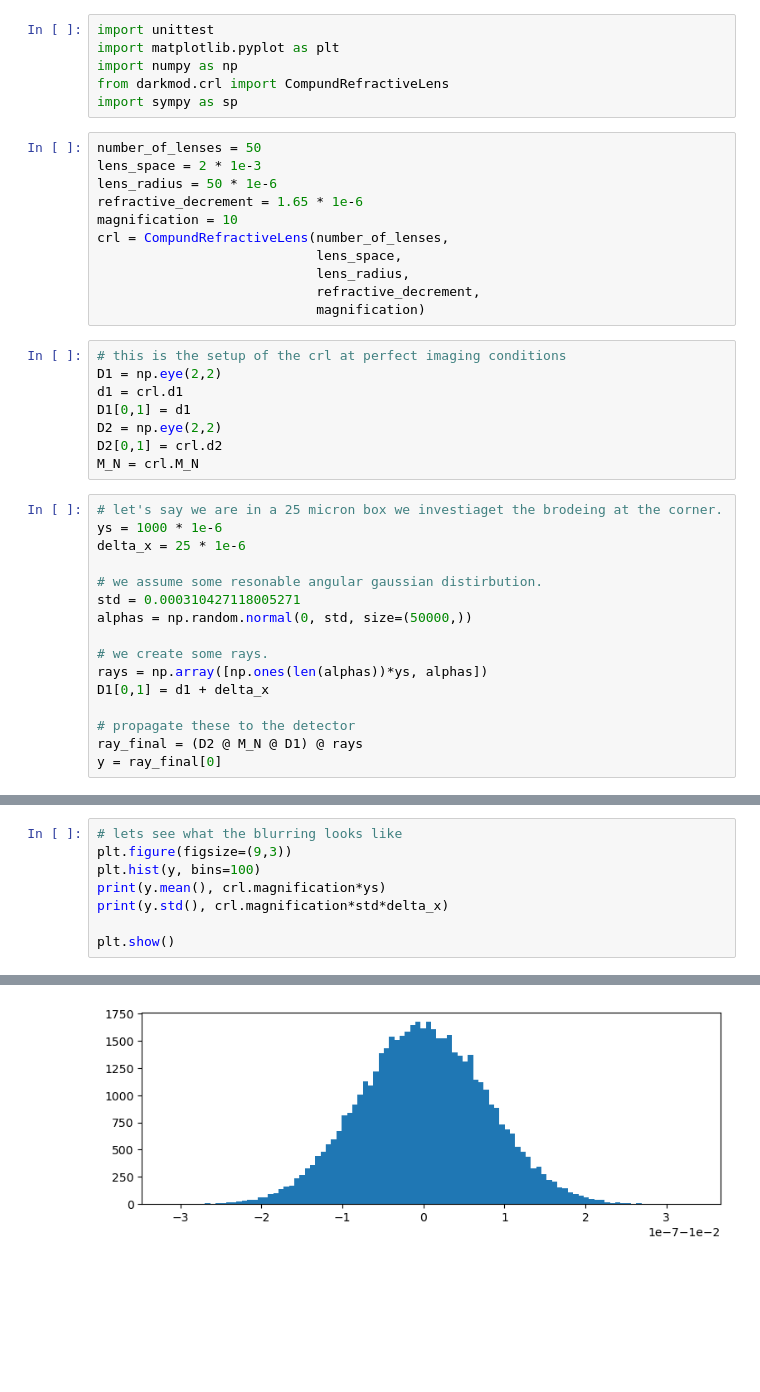
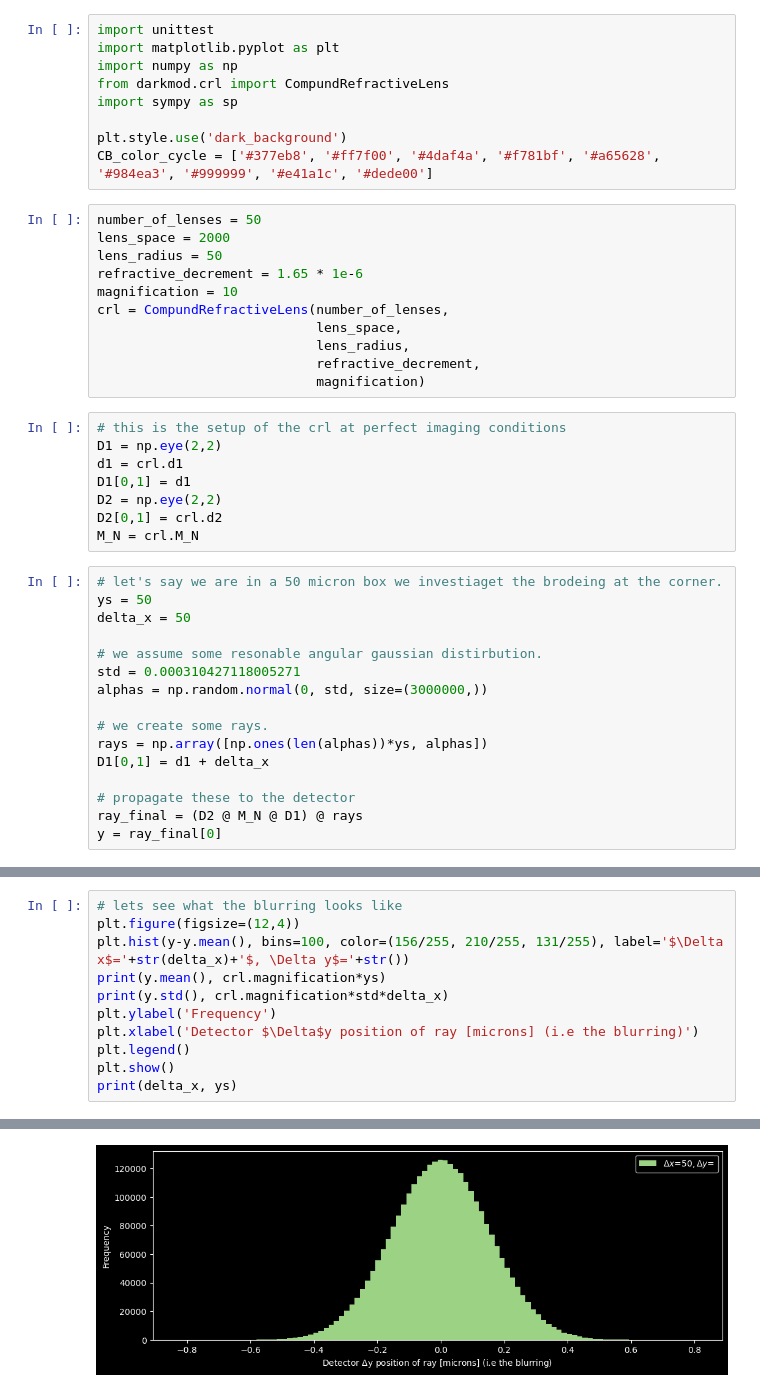
Before and after one commit to AxelHenningsson/darkmod, a Jupyter notebook: sandbox/out_of_image_plane.ipynb, the cells around one changed output, grey strips where cells are left out. Saved outputs shown, nothing was run; the diff lists cells and outputs as text; blank space fills up the shorter version.

```diff
--- a/sandbox/out_of_image_plane.ipynb
+++ b/sandbox/out_of_image_plane.ipynb
@@ -13,10 +13,13 @@ import matplotlib.pyplot as plt
 import numpy as np
 from darkmod.crl import CompundRefractiveLens
 import sympy as sp
+
+plt.style.use('dark_background')
+CB_color_cycle = ['#377eb8', '#ff7f00', '#4daf4a', '#f781bf', '#a65628', '#984ea3', '#999999', '#e41a1c', '#dede00']
 # %%
 number_of_lenses = 50
-lens_space = 2 * 1e-3
-lens_radius = 50 * 1e-6
+lens_space = 2000
+lens_radius = 50
 refractive_decrement = 1.65 * 1e-6
 magnification = 10
 crl = CompundRefractiveLens(number_of_lenses,
@@ -33,13 +36,13 @@ D2 = np.eye(2,2)
 D2[0,1] = crl.d2
 M_N = crl.M_N
 # %%
-# let's say we are in a 25 micron box we investiaget the brodeing at the corner.
-ys = 1000 * 1e-6
-delta_x = 25 * 1e-6
+# let's say we are in a 50 micron box we investiaget the brodeing at the corner.
+ys = 50
+delta_x = 50
 
 # we assume some resonable angular gaussian distirbution.
 std = 0.000310427118005271
-alphas = np.random.normal(0, std, size=(50000,))
+alphas = np.random.normal(0, std, size=(3000000,))
 
 # we create some rays.
 rays = np.array([np.ones(len(alphas))*ys, alphas])
@@ -51,9 +63,12 @@ y = ray_final[0]
 # %%
 # lets see what the blurring looks like
-plt.figure(figsize=(9,3))
-plt.hist(y, bins=100)
+plt.figure(figsize=(12,4))
+plt.hist(y-y.mean(), bins=100, color=(156/255, 210/255, 131/255), label='$\Delta x$='+str(delta_x)+'$, \Delta y$='+str())
 print(y.mean(), crl.magnification*ys)
 print(y.std(), crl.magnification*std*delta_x)
-
+plt.ylabel('Frequency')
+plt.xlabel('Detector $\Delta$y position of ray [microns] (i.e the blurring)')
+plt.legend()
 plt.show()
+print(delta_x, ys)
 # %% [output]
@@ -62 +77 @@ plt.show()
-[figure, old version]
+[figure, new version]
```
Also changed, not shown: parts of 9 cells of this notebook, 17 other files.
